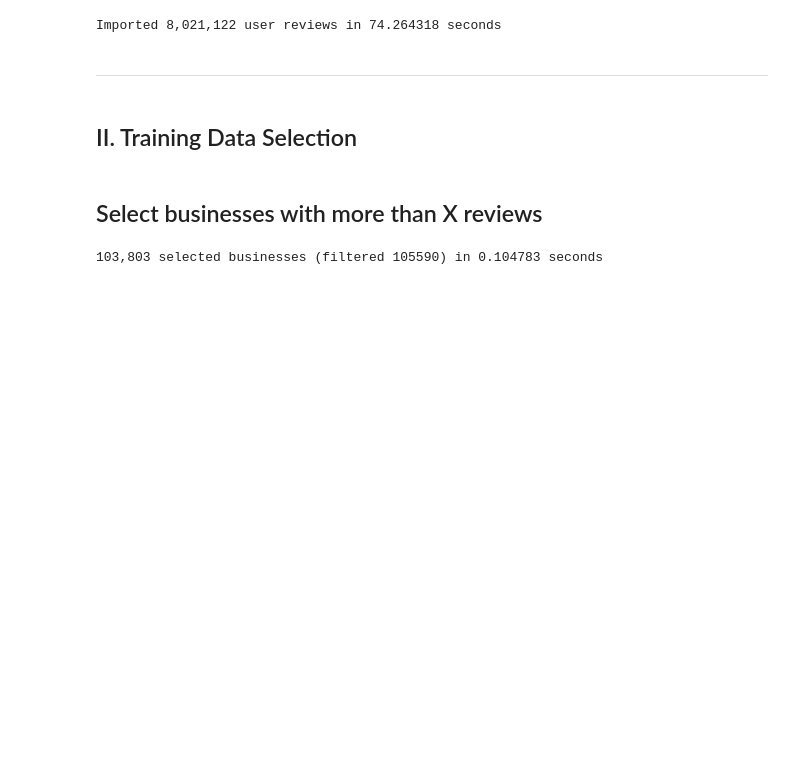
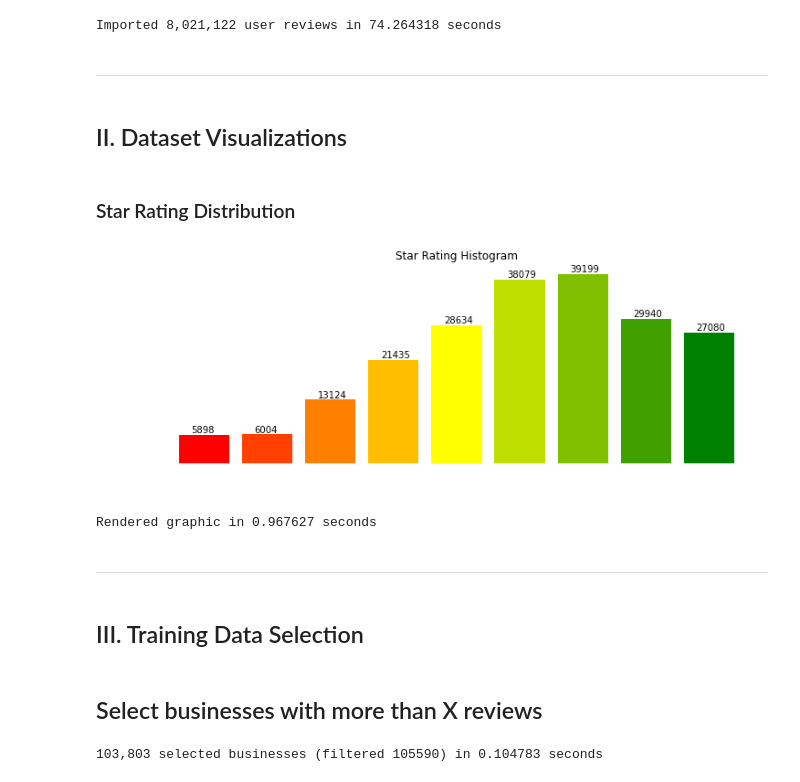
Before and after one commit to concision/predicting-yelp-ratings, a Jupyter notebook: notebook.ipynb, the cells around one changed output. Cells and saved outputs as stored; diff of their text form; code cells hidden in the pictures; blank space fills up the shorter version.

Commit message:
feat: implemented star rating histogram visualization

```diff
--- a/notebook.ipynb
+++ b/notebook.ipynb
@@ -108,8 +111,33 @@ print(f"Imported {sum([len(reviews) for reviews in business_review_texts.values(
 Imported 8,021,122 user reviews in 74.264318 seconds
 # %% [markdown]
 <hr style="border-top: 1px solid #444">
+# %% [markdown]
+## II. Dataset Visualizations
+# %% [markdown]
+### Star Rating Distribution
+# %%
+start_time = time.time()
+
+pyplot.figure(figsize = (12, 4))
+pyplot.title("Star Rating Histogram")
+pyplot.xlabel("Star Rating")
+pyplot.ylabel("Frequency")
+
+star_color = spectra.scale(['red', 'yellow', 'green'])
+for star_rating, frequency in pandas.DataFrame(businesses_by_id.values(), columns = ['stars'])['stars'].value_counts().sort_index().items():
+    pyplot.bar(str(star_rating), frequency, color = star_color((star_rating - 1)/ 4).hexcode)
+    pyplot.text((star_rating-1) * 2-.2, frequency + 400, frequency)
+
+pyplot.show()
+
+print(f"Rendered graphic in {time.time() - start_time:.6f} seconds")
+# %% [output]
+[figure, added]
+Rendered graphic in 0.967627 seconds
+# %% [markdown]
+<hr style="border-top: 1px solid #444">
 # %% [markdown]
-## II. Training Data Selection
+## III. Training Data Selection
 # %% [markdown]
 ## Select businesses with more than X reviews
 # %%
```
Also changed, not shown: parts of 7 cells of this notebook.
